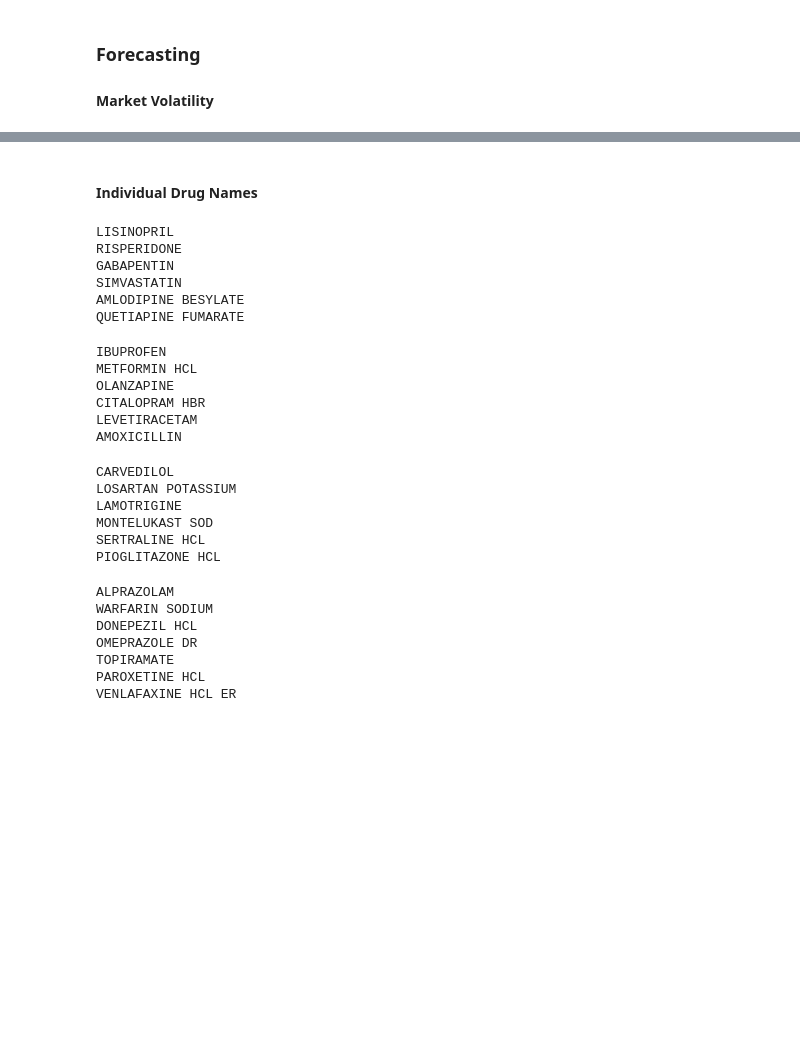
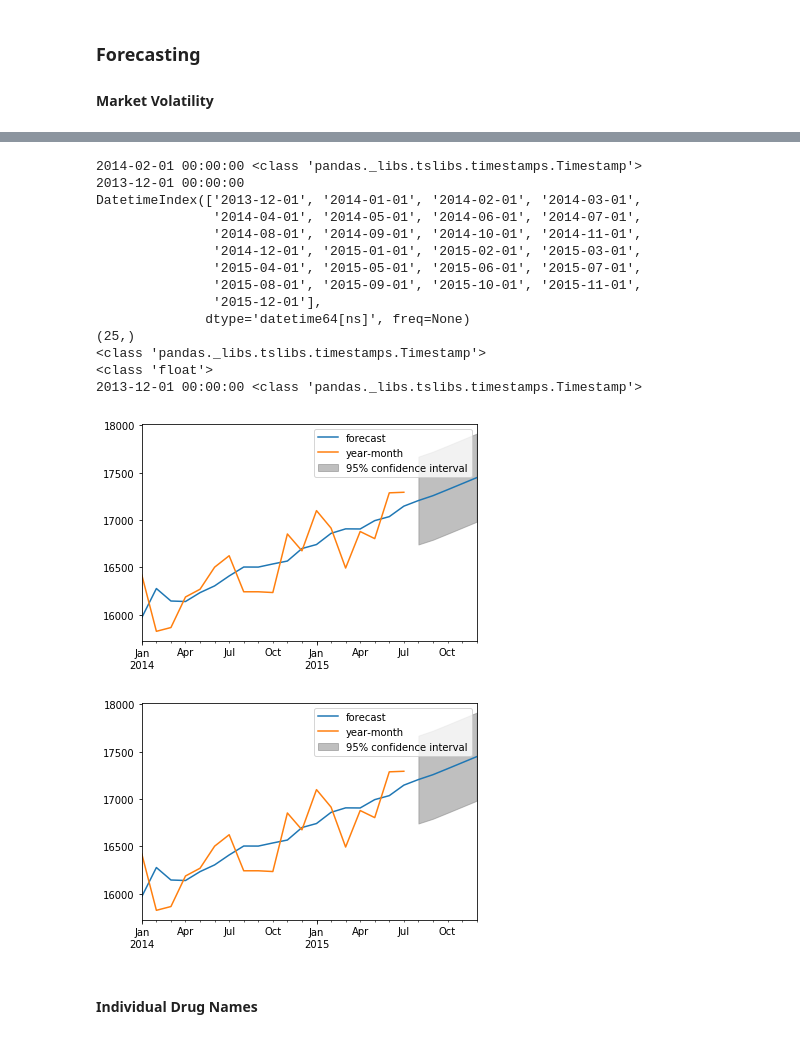
Before and after one commit to Cervantes92/drug-prices, a Jupyter notebook: main.ipynb, the cells around one changed output, grey strips where cells are left out. Saved outputs shown, nothing was run; the diff lists cells and outputs as text; code cells hidden in the pictures; blank space fills up the shorter version.

```diff
--- a/main.ipynb
+++ b/main.ipynb
@@ -655,36 +680,42 @@ top_n_drug_name = raw['drug_name'].value_counts().sort_values(ascending = False)
+# %%
+my_date = mnth_count.index[2]
+print(my_date, type(my_date))
+
+print(min(mnth_count.index))
+print(mnth_count.index)
+print(mnth_count.shape)
+print(type(min(mnth_count.index)))
+print(type(datetime.timestamp(min(mnth_count.index))))
+
+print(min(mnth_count.index), type(min(mnth_count.index)))
+
+count_arima_fit.plot_predict(start = mnth_count.index[1],end = max(mnth_count.index))
+# %% [output]
+2014-02-01 00:00:00 <class 'pandas._libs.tslibs.timestamps.Timestamp'>
+2013-12-01 00:00:00
+DatetimeIndex(['2013-12-01', '2014-01-01', '2014-02-01', '2014-03-01',
+               '2014-04-01', '2014-05-01', '2014-06-01', '2014-07-01',
+               '2014-08-01', '2014-09-01', '2014-10-01', '2014-11-01',
+               '2014-12-01', '2015-01-01', '2015-02-01', '2015-03-01',
+               '2015-04-01', '2015-05-01', '2015-06-01', '2015-07-01',
+               '2015-08-01', '2015-09-01', '2015-10-01', '2015-11-01',
+               '2015-12-01'],
+              dtype='datetime64[ns]', freq=None)
+(25,)
+<class 'pandas._libs.tslibs.timestamps.Timestamp'>
+<class 'float'>
+2013-12-01 00:00:00 <class 'pandas._libs.tslibs.timestamps.Timestamp'>
+[figure, added]
+[figure, added]
 # %% [markdown]
 #### Individual Drug Names
 # %%
 #Create dictionary to store models.
 arima_models = {}
+coefficient = []
+p_value = []
+
 
 for drug in top_n_drug_name.index:
     drug_history = raw[raw['drug_name'] == drug].groupby(['year-month']).mean() #['scaled_new_per_unit']
-    arima_models['drug'] = ARIMA(drug_history['scaled_new_per_unit'], order=(1,1,1))
-    print(drug)
+    arima_models['drug'] = ARIMA(drug_history['scaled_new_per_unit'], order=(1,1,0))
-# %% [output]
-LISINOPRIL
-RISPERIDONE
-GABAPENTIN
-SIMVASTATIN
-AMLODIPINE BESYLATE
-QUETIAPINE FUMARATE
-IBUPROFEN
-METFORMIN HCL
-OLANZAPINE
-CITALOPRAM HBR
-LEVETIRACETAM
-AMOXICILLIN
-CARVEDILOL
-LOSARTAN POTASSIUM
-LAMOTRIGINE
-MONTELUKAST SOD
-SERTRALINE HCL
-PIOGLITAZONE HCL
-ALPRAZOLAM
-WARFARIN SODIUM
-DONEPEZIL HCL
-OMEPRAZOLE DR
-TOPIRAMATE
-PAROXETINE HCL
-VENLAFAXINE HCL ER
```
Also changed, not shown: parts of 9 cells of this notebook.
